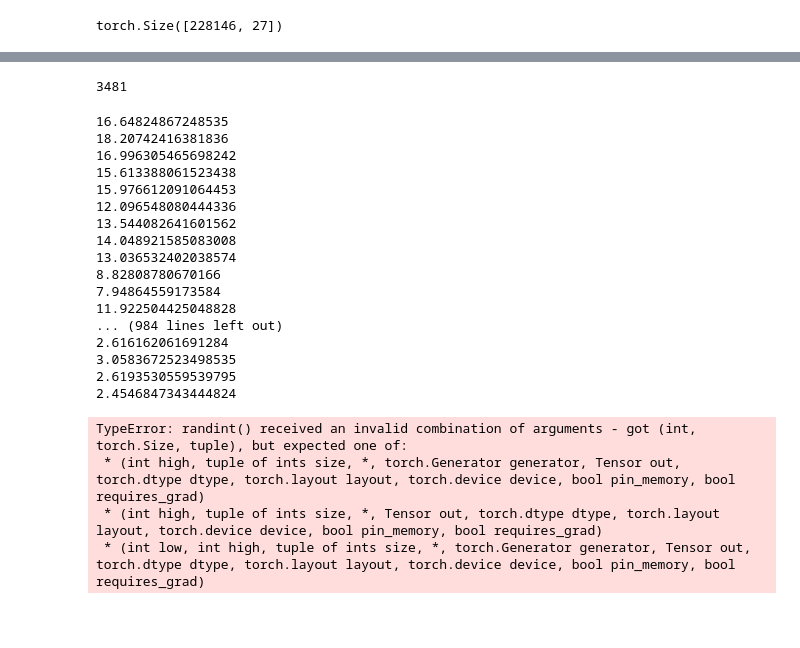
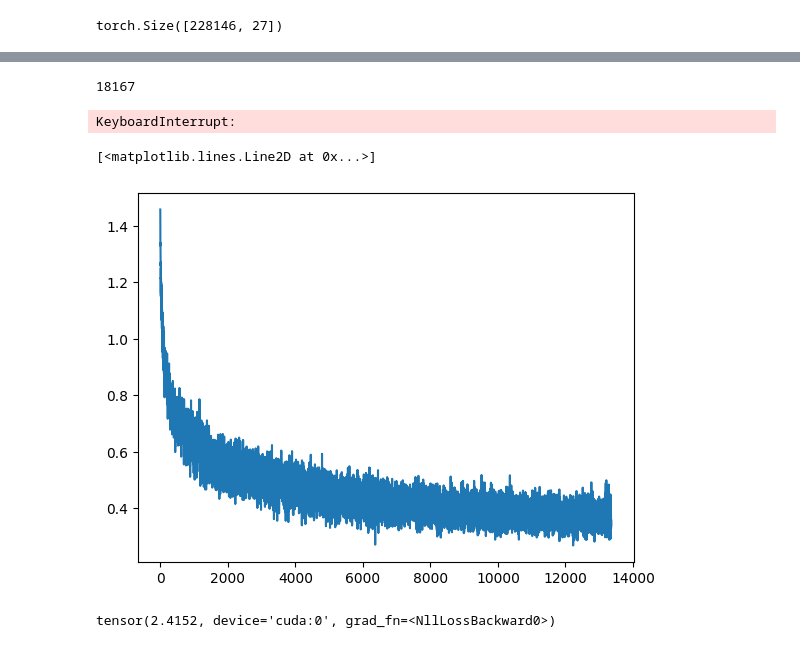
Before and after one commit to mikolaura/neurla_network_zero_to_hero, a Jupyter notebook: build_makemore_mlp_yay.ipynb, the cells around one changed output, grey strips where cells are left out. Cells and saved outputs as stored; diff of their text form; code cells hidden in the pictures; blank space fills up the shorter version.

```diff
--- a/build_makemore_mlp_yay.ipynb
+++ b/build_makemore_mlp_yay.ipynb
@@ -80,6 +111,3 @@ prob = coutns / coutns.sum(1, keepdim=True)
 prob.shape
 # %% [output]
 torch.Size([228146, 27])
-# %%
-loss = -prob[torch.arange(32), Y].log().mean()
-loss
@@ -94,15 +120,15 @@ X.shape, Y.shape
 # %%
 g = torch.Generator().manual_seed(2147483647)
-C = torch.randn((27,2), generator=g)
-W1 = torch.randn((6, 100), generator=g)
-b1 = torch.randn(100, generator=g)
-W2 = torch.randn((100, 27), generator=g)
-b2 = torch.randn(27, generator=g)
+C = torch.randn((27,20), generator=g).to('cuda')
+W1 = torch.randn((60, 200), generator=g).to('cuda')
+b1 = torch.randn(200, generator=g).to('cuda')
+W2 = torch.randn((200, 27), generator=g).to('cuda')
+b2 = torch.randn(27, generator=g).to('cuda')
 parameters = [C, W1, b1,W2, b2]
 # %%
 sum(p.nelement() for p in parameters)
 # %% [output]
-3481
+18167
 # %%
 for p in parameters:
     p.requires_grad = True
@@ -109,43 +138,41 @@ for p in parameters:
+# %%
+lri = []
+lossi = []
+stepi = []
 # %%
-for _ in range(1000):
+
+for i in range(150000):
     # forward pass
-    ix = torch.randint(0, X.shape[0], (32,))
-    emb = C[X[ix]]
-    h = torch.tanh(emb.view(-1, 6) @ W1 + b1)
-    logits = h@W2+b2
+    ix = torch.randint(0, Xtr.shape[0], (128,))
+    emb = C[Xtr[ix]].to('cuda')
+    h = torch.tanh(emb.view(-1, 60) @ W1 + b1).to('cuda')
+    logits = (h@W2+b2).to('cuda')
     # loss
-    loss = F.cross_entropy(logits,Y[ix])
-    print(loss.item())
+    loss = F.cross_entropy(logits,Ytr[ix].to('cuda')).to('cuda')
+    # print(loss.item())
     for p in parameters:
         p.grad = None
+        p = p.to('cuda')
     loss.backward()
+    # lr = lrs[i]
+    lr = 0.1
     for p in parameters:
-        p.data += -0.1 * p.grad
+        p.data += -lr* p.grad
+    # lri.append(lre[i])
+    stepi.append(i)
+    lossi.append(loss.log10().item())
 # %% [output]
-16.64824867248535
-18.20742416381836
-16.996305465698242
-15.613388061523438
-15.976612091064453
-12.096548080444336
-13.544082641601562
-14.048921585083008
-13.036532402038574
-8.82808780670166
-7.94864559173584
-11.922504425048828
-... (984 lines left out)
-2.616162061691284
-3.0583672523498535
-2.6193530559539795
-2.4546847343444824
+KeyboardInterrupt:
+# %%
+plt.plot(stepi, lossi)
+# %% [output]
+[<matplotlib.lines.Line2D at 0x...>]
+[figure, added]
 # %%
-emb = C[X]
-h = torch.tanh(emb.view(-1, 6) @ W1 + b1)
-logits = h @ W2 + b2
-loss = F.cross_entorpy(logits, Y)
+emb = C[Xdev].to('cuda')
+h = torch.tanh(emb.view(-1, 60) @ W1 + b1).to('cuda')
+logits = (h @ W2 + b2).to('cuda')
+loss = F.cross_entropy(logits, Ydev.to('cuda')).to('cuda')
+loss
 # %% [output]
-TypeError: randint() received an invalid combination of arguments - got (int, torch.Size, tuple), but expected one of:
- * (int high, tuple of ints size, *, torch.Generator generator, Tensor out, torch.dtype dtype, torch.layout layout, torch.device device, bool pin_memory, bool requires_grad)
- * (int high, tuple of ints size, *, Tensor out, torch.dtype dtype, torch.layout layout, torch.device device, bool pin_memory, bool requires_grad)
- * (int low, int high, tuple of ints size, *, torch.Generator generator, Tensor out, torch.dtype dtype, torch.layout layout, torch.device device, bool pin_memory, bool requires_grad)
+tensor(2.4152, device='cuda:0', grad_fn=<NllLossBackward0>)
```
Also changed, not shown: parts of 10 cells of this notebook, 1 other file.
